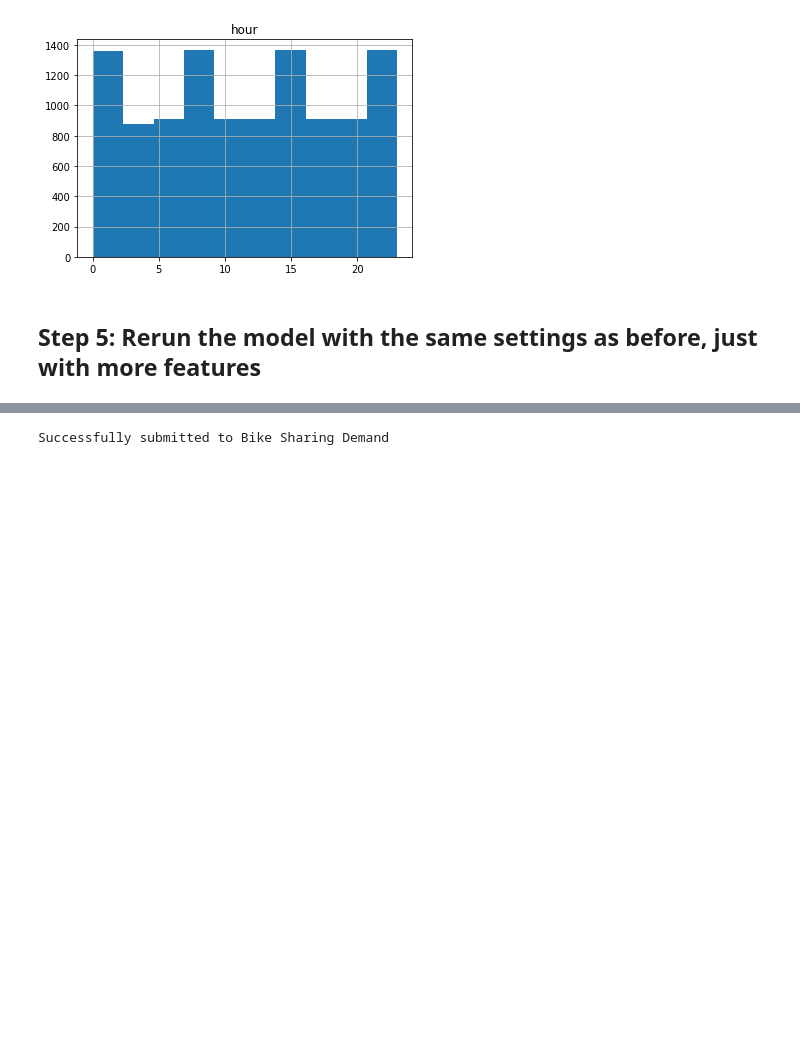
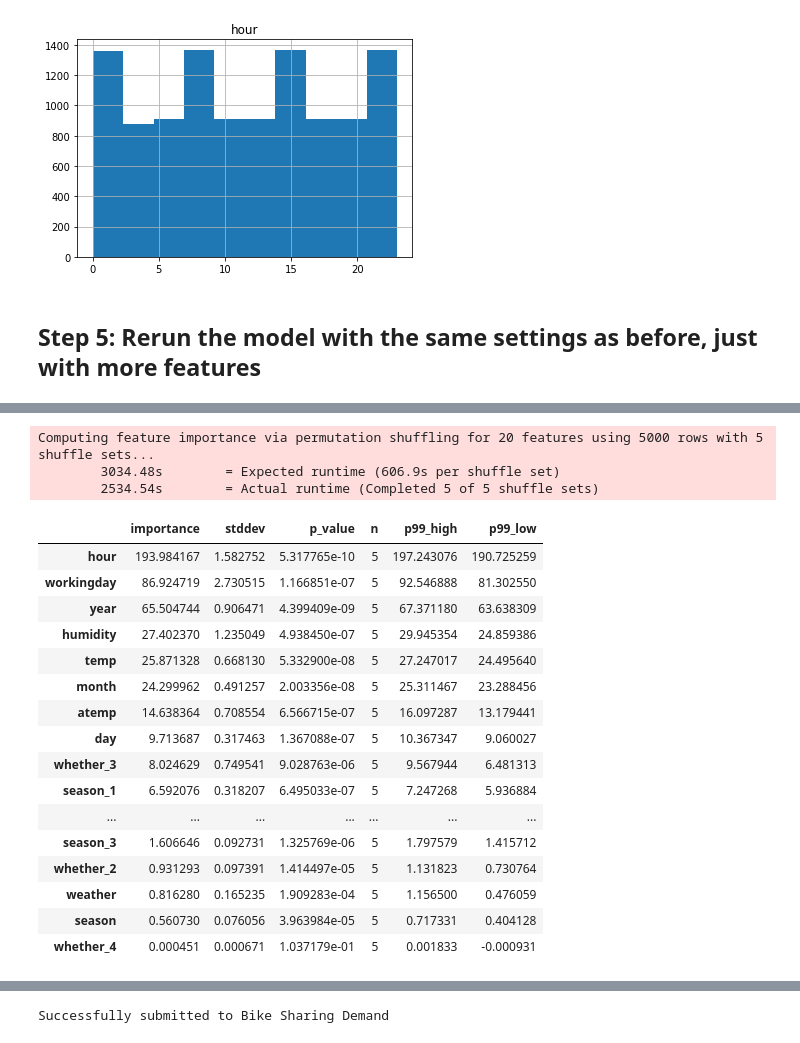
Before and after one commit to Phoenix6001/cd0385-project-starter, a Jupyter notebook: project/project-template.ipynb, the cells around one changed output, grey strips where cells are left out. Drawn from its saved outputs; the diff is of its cells as text; code cells hidden in the pictures; blank space fills up the shorter version.

```diff
--- a/project/project-template.ipynb
+++ b/project/project-template.ipynb
@@ -458,3 +370,26 @@ Plot summary of models saved to file: AutogluonModels/ag-20221227_062107/Summary
+# %%
+predictor_new_features.feature_importance(data=train)
+# %% [output]
+Computing feature importance via permutation shuffling for 20 features using 5000 rows with 5 shuffle sets...
+        3034.48s        = Expected runtime (606.9s per shuffle set)
+        2534.54s        = Actual runtime (Completed 5 of 5 shuffle sets)
+|  | importance | stddev | p_value | n | p99_high | p99_low |
+| hour | 193.984167 | 1.582752 | 5.317765e-10 | 5 | 197.243076 | 190.725259 |
+| workingday | 86.924719 | 2.730515 | 1.166851e-07 | 5 | 92.546888 | 81.302550 |
+| year | 65.504744 | 0.906471 | 4.399409e-09 | 5 | 67.371180 | 63.638309 |
+| humidity | 27.402370 | 1.235049 | 4.938450e-07 | 5 | 29.945354 | 24.859386 |
+| temp | 25.871328 | 0.668130 | 5.332900e-08 | 5 | 27.247017 | 24.495640 |
+| month | 24.299962 | 0.491257 | 2.003356e-08 | 5 | 25.311467 | 23.288456 |
+| atemp | 14.638364 | 0.708554 | 6.566715e-07 | 5 | 16.097287 | 13.179441 |
+| day | 9.713687 | 0.317463 | 1.367088e-07 | 5 | 10.367347 | 9.060027 |
+| whether_3 | 8.024629 | 0.749541 | 9.028763e-06 | 5 | 9.567944 | 6.481313 |
+| season_1 | 6.592076 | 0.318207 | 6.495033e-07 | 5 | 7.247268 | 5.936884 |
+| ... | ... | ... | ... | ... | ... | ... |
+| season_3 | 1.606646 | 0.092731 | 1.325769e-06 | 5 | 1.797579 | 1.415712 |
+| whether_2 | 0.931293 | 0.097391 | 1.414497e-05 | 5 | 1.131823 | 0.730764 |
+| weather | 0.816280 | 0.165235 | 1.909283e-04 | 5 | 1.156500 | 0.476059 |
+| season | 0.560730 | 0.076056 | 3.963984e-05 | 5 | 0.717331 | 0.404128 |
+| whether_4 | 0.000451 | 0.000671 | 1.037179e-01 | 5 | 0.001833 | -0.000931 |
 # %%
 predictions_new_features = predictor_new_features.predict(test)
 predictions_new_features.head()
```
Also changed, not shown: parts of 23 cells of this notebook.
